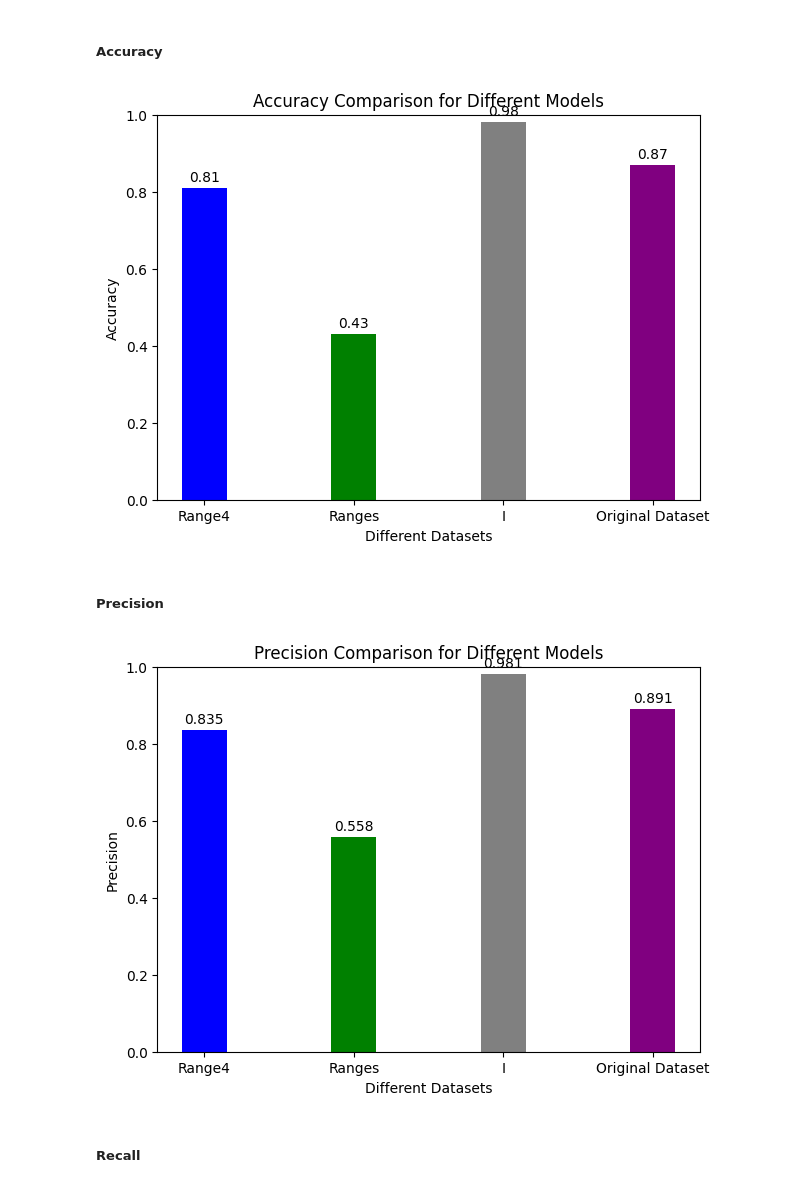
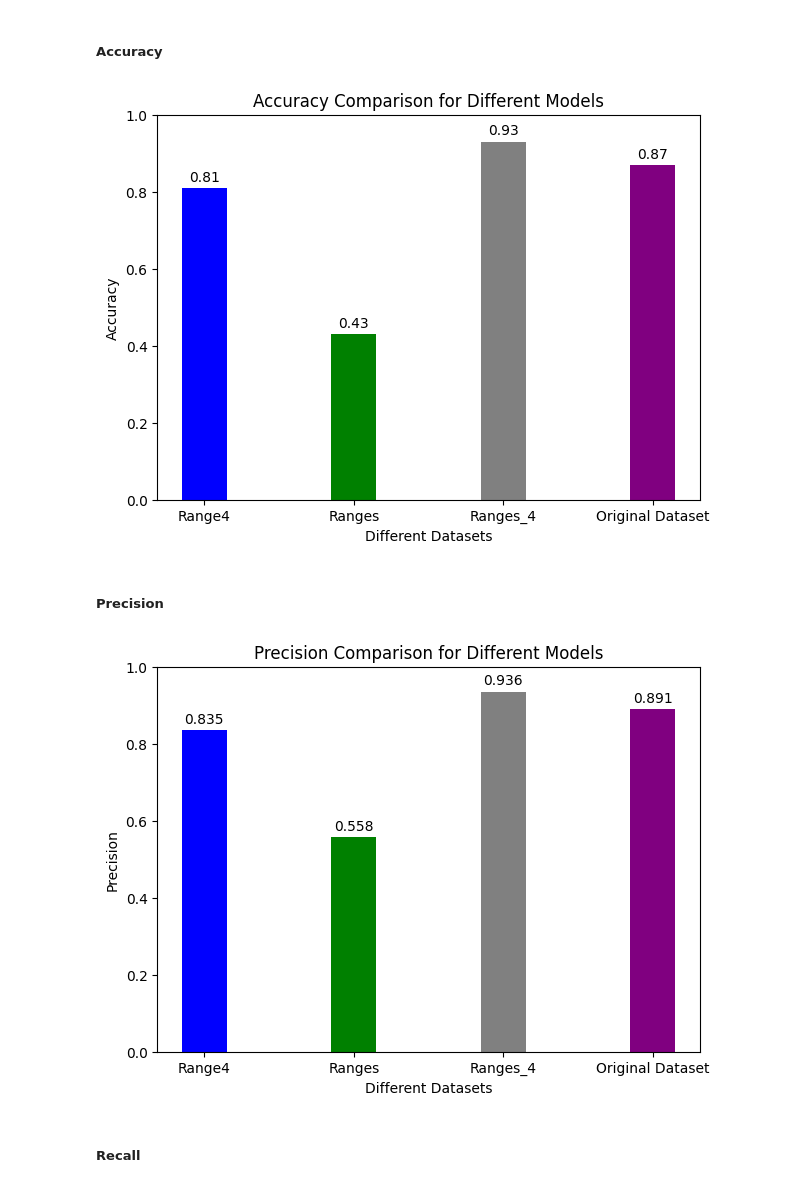
Before and after one commit to SarantisPapachrist/Diploma-Thesis, a Jupyter notebook: PV_dataset/Test_Cases_RF.ipynb, the cells around one changed output. Drawn from its saved outputs; the diff is of its cells as text; code cells hidden in the pictures.

```diff
--- a/PV_dataset/Test_Cases_RF.ipynb
+++ b/PV_dataset/Test_Cases_RF.ipynb
@@ -51,8 +51,8 @@ No_Range_train = train_data.drop(['range 1', 'range 2', 'range 3', 'range 4'], a
 No_Range_test = test_data.drop(['range 1', 'range 2', 'range 3', 'range 4'], axis=1)
 
 # Dataframe μόνο με τα 4 No_Range
-Ranges_4 = train_data.drop(['I1', 'I2', 'I1MAX', 'I1MIN', 'I1VAR', 'I2MAX', 'I2MIN', 'I2VAR', 'I3', 'I4', 'I3max', 'I3min', 'I3var', 'I4MAX', 'I4MIN', 'I6', 'I5', 'Itotal1', 'Itotalmax1', 'Itotalmin1', 'Vdcmean1', 'Vdcmax1', 'Vdcmin1', 'Pdcmean1', 'IR', 'T'], axis=1)
-Ranges_4 = test_data.drop(['I1', 'I2', 'I1MAX', 'I1MIN', 'I1VAR', 'I2MAX', 'I2MIN', 'I2VAR', 'I3', 'I4', 'I3max', 'I3min', 'I3var', 'I4MAX', 'I4MIN', 'I6', 'I5', 'Itotal1', 'Itotalmax1', 'Itotalmin1', 'Vdcmean1', 'Vdcmax1', 'Vdcmin1', 'Pdcmean1', 'IR', 'T'], axis=1)
+Ranges_4_train = train_data.drop(['I1', 'I2', 'I1MAX', 'I1MIN', 'I1VAR', 'I2MAX', 'I2MIN', 'I2VAR', 'I3', 'I4', 'I3max', 'I3min', 'I3var', 'I4MAX', 'I4MIN', 'I6', 'I5', 'Itotal1', 'Itotalmax1', 'Itotalmin1', 'Vdcmean1', 'Vdcmax1', 'Vdcmin1', 'Pdcmean1', 'IR', 'T'], axis=1)
+Ranges_4_test = test_data.drop(['I1', 'I2', 'I1MAX', 'I1MIN', 'I1VAR', 'I2MAX', 'I2MIN', 'I2VAR', 'I3', 'I4', 'I3max', 'I3min', 'I3var', 'I4MAX', 'I4MIN', 'I6', 'I5', 'Itotal1', 'Itotalmax1', 'Itotalmin1', 'Vdcmean1', 'Vdcmax1', 'Vdcmin1', 'Pdcmean1', 'IR', 'T'], axis=1)
 # %%
 # Dataframes without class
 X_No_Range_4_train = No_Range_4_train.drop('class', axis=1)
@@ -86,8 +86,8 @@ X_No_Range_4_test_scaled = pd.DataFrame(scaler.transform(X_No_Range_4_test), col
 X_No_Range_train_scaled = pd.DataFrame(scaler.fit_transform(X_No_Range_train), columns=X_No_Range_train.columns)
 X_No_Range_test_scaled = pd.DataFrame(scaler.transform(X_No_Range_test), columns=X_No_Range_test.columns)
 
-X_Ranges_4_scaled = pd.DataFrame(scaler.fit_transform(X_Ranges_4), columns=X_Ranges_4.columns)
-X_Ranges_4_scaled = pd.DataFrame(scaler.transform(X_Ranges_4), columns=X_Ranges_4.columns)
+X_Ranges_4_train_scaled = pd.DataFrame(scaler.fit_transform(X_Ranges_4_train), columns=X_Ranges_4_train.columns)
+X_Ranges_4_test_scaled = pd.DataFrame(scaler.transform(X_Ranges_4_test), columns=X_Ranges_4_test.columns)
 # %% [markdown]
 #### Random Forest Algorithm
 # %%
@@ -97,7 +97,7 @@ from sklearn.ensemble import RandomForestClassifier
 datasets = {
     'No_Range_4': (X_No_Range_4_train_scaled, y_No_Range_4_train),
     'No_Range': (X_No_Range_train_scaled, y_No_Range_train),
-    'Ranges_4': (X_Ranges_4_scaled, y_Ranges_4)
+    'Ranges_4': (X_Ranges_4_train_scaled, y_Ranges_4_train)
 }
 
 param_grid = {
@@ -234,37 +241,37 @@ Training Log Loss for No_Range: 1.2522119913245862
 # %% [markdown]
 ##### Evaluation of the Model Trained with 'Ranges_4': (X_Ranges_4_scaled, y_Ranges_4)
 # %%
-y_I_pred = models['Ranges_4'].predict(X_Ranges_4_scaled)
-y_I_pred_proba = models['Ranges_4'].predict_proba(X_Ranges_4_scaled)
+y_Ranges_4_pred = models['Ranges_4'].predict(X_Ranges_4_test_scaled)
+y_Ranges_4_pred_proba = models['Ranges_4'].predict_proba(X_Ranges_4_test_scaled)
 
 # Precision
-precision_I = precision_score(y_Ranges_4, y_I_pred, average='weighted')
+precision_Ranges_4 = precision_score(y_Ranges_4_test, y_Ranges_4_pred, average='weighted')
 
 # Recall
-recall_I = recall_score(y_Ranges_4, y_I_pred, average='weighted')
+recall_Ranges_4 = recall_score(y_Ranges_4_test, y_Ranges_4_pred, average='weighted')
 
 # F1-Score
-f1_I = f1_score(y_Ranges_4, y_I_pred, average='weighted')
+f1_Ranges_4 = f1_score(y_Ranges_4_test, y_Ranges_4_pred, average='weighted')
 
 # Classification Accuracy
-accuracy_I = accuracy_score(y_Ranges_4, y_I_pred)
+accuracy_Ranges_4 = accuracy_score(y_Ranges_4_test, y_Ranges_4_pred)
 
 # Log Loss
-log_loss_value_I = log_loss(y_Ranges_4, y_I_pred_proba, labels=models['Ranges_4'].classes_)
+log_loss_value_Ranges_4 = log_loss(y_Ranges_4_test, y_Ranges_4_pred_proba, labels=models['Ranges_4'].classes_)
 
 # Confusion Matrix
-conf_matrix_I = confusion_matrix(y_Ranges_4, y_I_pred)
+conf_matrix_Ranges_4 = confusion_matrix(y_Ranges_4_test, y_Ranges_4_pred)
 
 # AROC Curve
-roc_auc_I = roc_auc_score(y_Ranges_4, y_I_pred_proba, multi_class='ovr', labels=models['Ranges_4'].classes_)
+roc_auc_Ranges_4 = roc_auc_score(y_Ranges_4_test, y_Ranges_4_pred_proba, multi_class='ovr', labels=models['Ranges_4'].classes_)
 
 # Metrics
-print(f'Test Confusion Matrix for I:\n{conf_matrix_I}')
+print(f'Test Confusion Matrix for Ranges_4:\n{conf_matrix_Ranges_4}')
 print()
-print(f'Test Area Under the ROC Curve (AROC) for I: {roc_auc_I}')
-print(f'Test Accuracy for I: {accuracy_I}')
-print(f'Test F1-Score for I: {f1_I}')
-print(f'Test Precision for I: {precision_I}')
-print(f'Test Recall for I: {recall_I}')
-print(f'Training Log Loss for I: {log_loss_value_I}')
+print(f'Test Area Under the ROC Curve (AROC) for Ranges_4: {roc_auc_Ranges_4}')
+print(f'Test Accuracy for Ranges_4: {accuracy_Ranges_4}')
+print(f'Test F1-Score for Ranges_4: {f1_Ranges_4}')
+print(f'Test Precision for Ranges_4: {precision_Ranges_4}')
+print(f'Test Recall for Ranges_4: {recall_Ranges_4}')
+print(f'Training Log Loss for Ranges_4: {log_loss_value_Ranges_4}')
 # %% [output]
@@ -287,33 +294,33 @@ Training Log Loss for I: 0.2882528658057971
 # %%
 import matplotlib.pyplot as plt
 %store -r accuracy
 
-accuracy_values = [accuracy_No_Range_4, accuracy_No_Range, accuracy_I]
+accuracy_values = [accuracy_No_Range_4, accuracy_No_Range, accuracy_Ranges_4]
 models_names = ['Range4', 'Ranges', 'Ranges_4']
 bar_width = 0.3
 
 accuracy_values.append(accuracy)
 models_names.append('Original Dataset')
 
 plt.figure(figsize=(7, 5))
 bars = plt.bar(models_names, accuracy_values, color=['blue', 'green', 'grey', 'purple'], width=bar_width)
 plt.title('Accuracy Comparison for Different Models')
 plt.xlabel('Different Datasets')
 plt.ylabel('Accuracy')
 plt.ylim(0, 1)
 
 for bar, value in zip(bars, accuracy_values):
     plt.text(bar.get_x() + bar.get_width() / 2, bar.get_height() + 0.01, f'{value:.2f}',
              ha='center', va='bottom', color='black')
 
 plt.show()
 # %% [output]
-[figure, old version]
+[figure, new version]
 # %% [markdown]
 ##### Precision
 # %%
 %store -r precision
-precision_values = [precision_No_Range_4, precision_No_Range, precision_I]
+precision_values = [precision_No_Range_4, precision_No_Range, precision_Ranges_4]
 models_names = ['Range4', 'Ranges', 'Ranges_4']
 bar_width = 0.3
 
@@ -334,7 +341,7 @@ for bar, value in zip(bars, precision_values):
 
 plt.show()
 # %% [output]
-[figure, old version]
+[figure, new version]
 # %% [markdown]
 ##### Recall
 # %%
```
Also changed, not shown: parts of 7 cells of this notebook.
